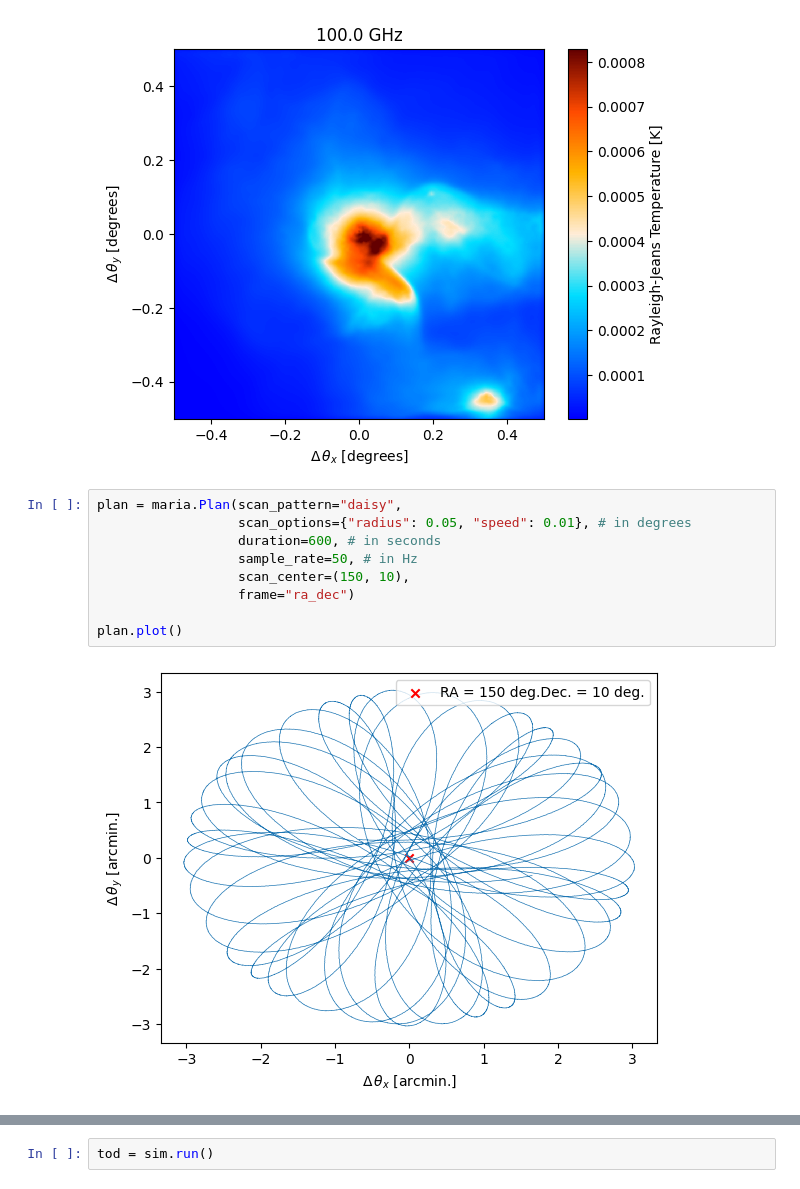
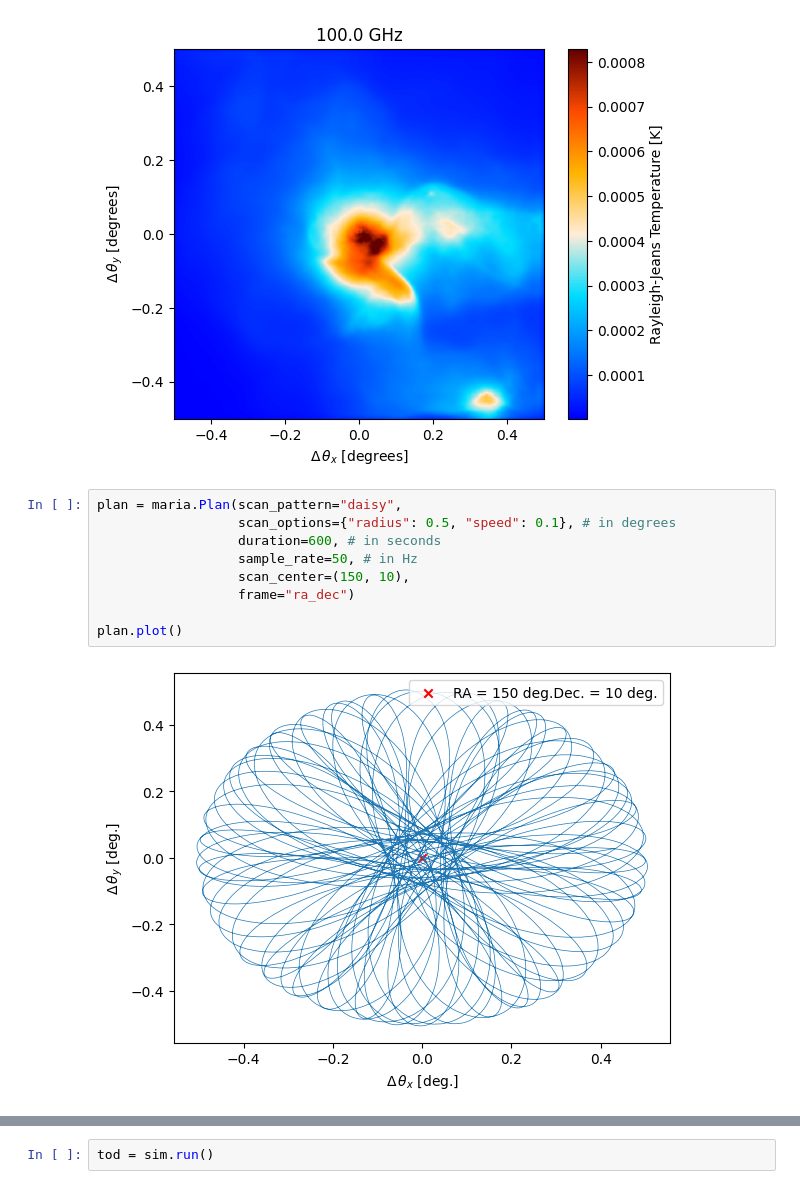
Before and after one commit to thomaswmorris/maria, a Jupyter notebook: docs/source/tutorials/custom-map-simulations.ipynb, the cells around one changed output, grey strips where cells are left out. Cells and saved outputs as stored; diff of their text form.

```diff
--- a/docs/source/tutorials/custom-map-simulations.ipynb
+++ b/docs/source/tutorials/custom-map-simulations.ipynb
@@ -44,15 +44,15 @@ input_map.to(units="K_RJ").plot()
 [figure]
 # %%
 plan = maria.Plan(scan_pattern="daisy",
-                  scan_options={"radius": 0.05, "speed": 0.01}, # in degrees
+                  scan_options={"radius": 0.5, "speed": 0.1}, # in degrees
                   duration=600, # in seconds
                   sample_rate=50, # in Hz
                   scan_center=(150, 10),
                   frame="ra_dec")
 
 plan.plot()
 # %% [output]
-[figure, old version]
+[figure, new version]
 # %%
 sim = maria.Simulation(instrument,
                        plan=plan,
```
Also changed, not shown: parts of 5 cells of this notebook, 12 other files.
